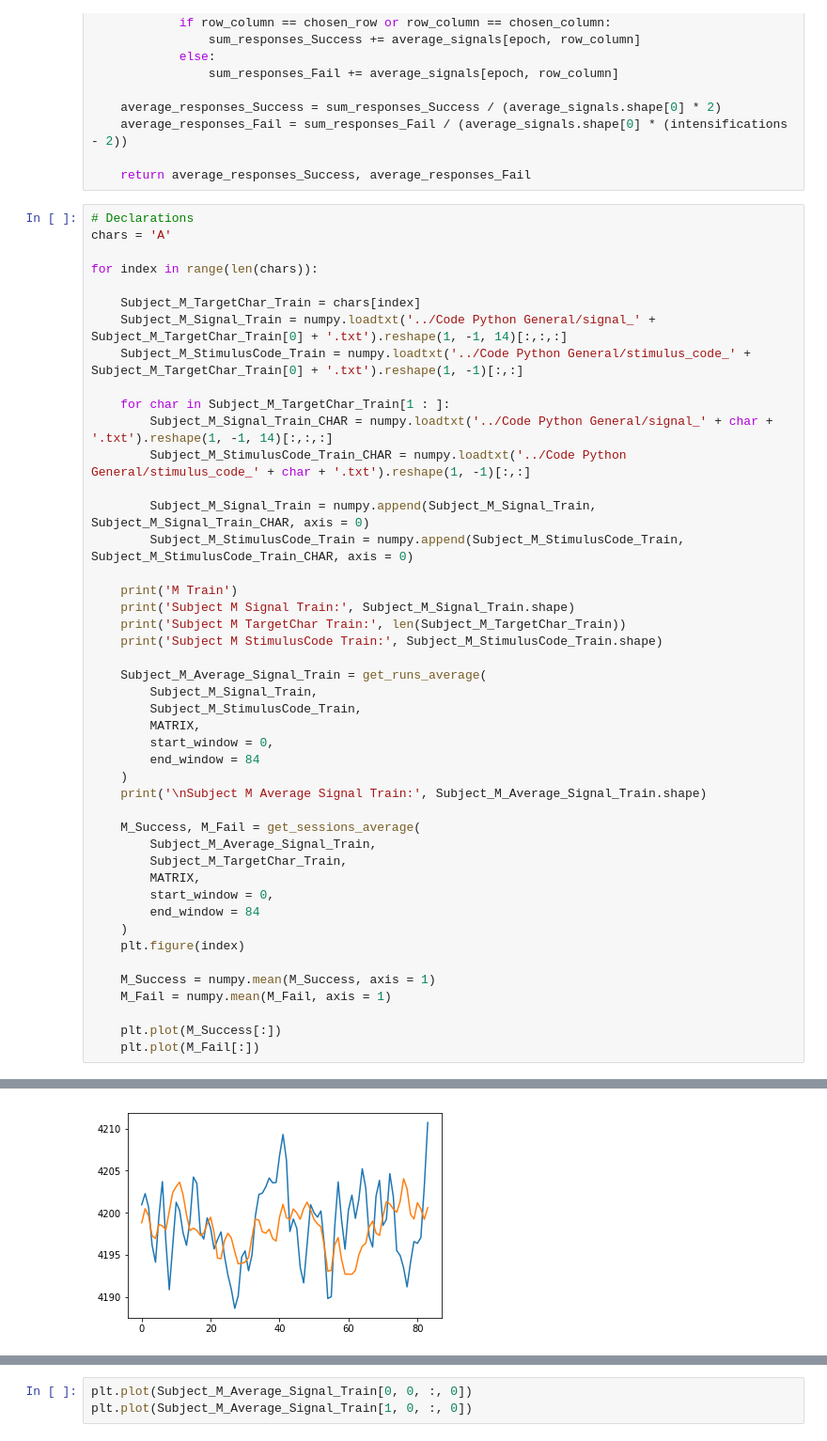
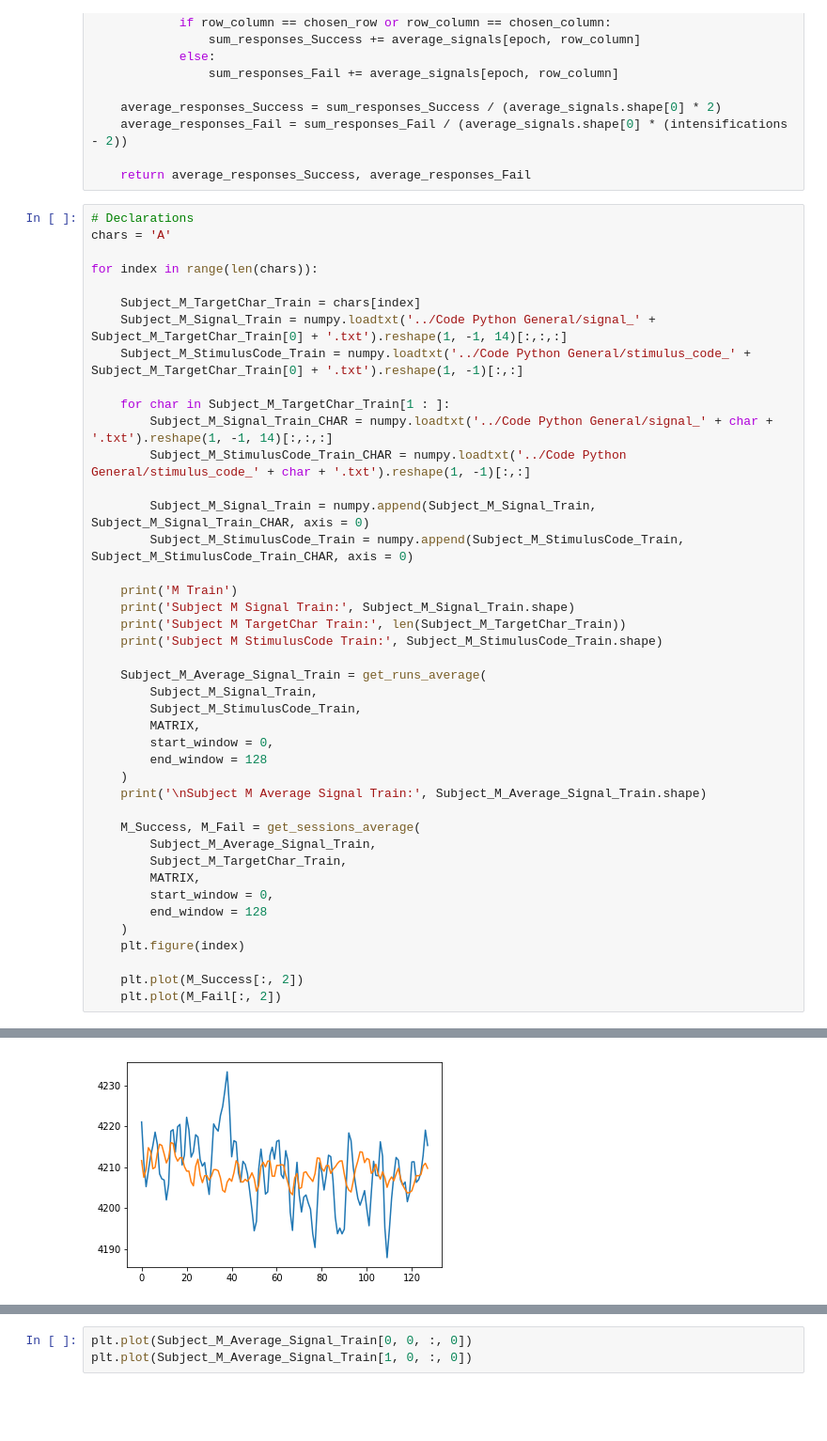
Before and after one commit to Maqarios/Bachelor-Project, a Jupyter notebook: Code Jupyter ML Model/Plot-Local.ipynb, the cells around one changed output, grey strips where cells are left out. Shown at 94% size. Saved outputs shown, nothing was run; the diff lists cells and outputs as text; blank space fills up the shorter version.

```diff
--- a/Code Jupyter ML Model/Plot-Local.ipynb
+++ b/Code Jupyter ML Model/Plot-Local.ipynb
@@ -111,7 +111,7 @@ for index in range(len(chars)):
         Subject_M_StimulusCode_Train,
         MATRIX,
         start_window = 0,
-        end_window = 84
+        end_window = 128
     )
     print('\nSubject M Average Signal Train:', Subject_M_Average_Signal_Train.shape)
 
@@ -120,14 +120,11 @@ for index in range(len(chars)):
         Subject_M_TargetChar_Train,
         MATRIX,
         start_window = 0,
-        end_window = 84
+        end_window = 128
     )
     plt.figure(index)
 
-    M_Success = numpy.mean(M_Success, axis = 1)
-    M_Fail = numpy.mean(M_Fail, axis = 1)
-
-    plt.plot(M_Success[:])
-    plt.plot(M_Fail[:])
+    plt.plot(M_Success[:, 2])
+    plt.plot(M_Fail[:, 2])
 # %% [output]
 M Train
@@ -139,4 +136,4 @@ Subject M Average Signal Train: (1, 12, 84, 14)
-[figure, old version]
+[figure, new version]
 # %%
 Subject_M_TargetChar_Train = chars[index]
 Subject_M_Signal_Train = numpy.loadtxt('../Code Python General/signal_A.txt').reshape(1, -1, 14)[:,:,:]
```
Also changed, not shown: parts of 2 cells of this notebook, 5 other files.
